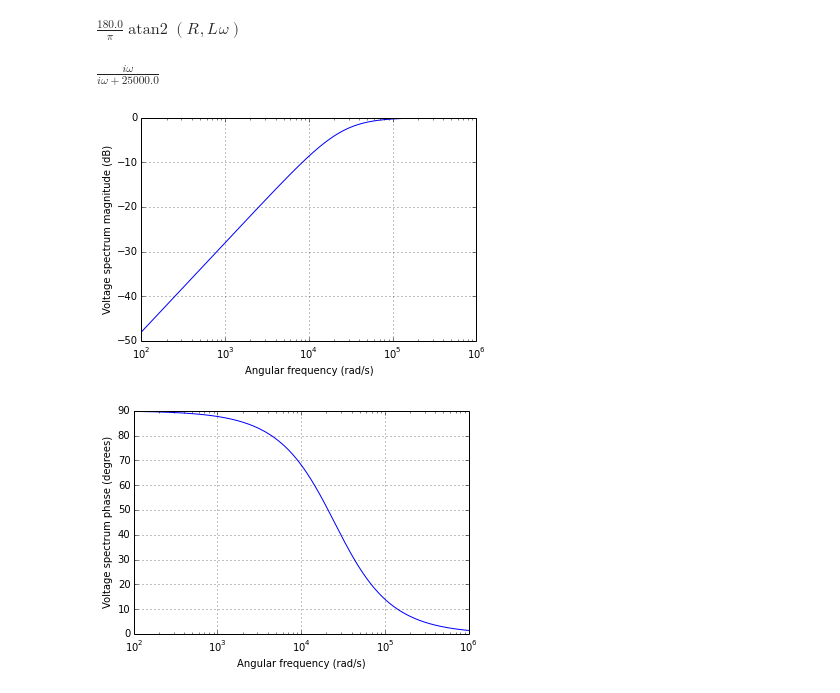
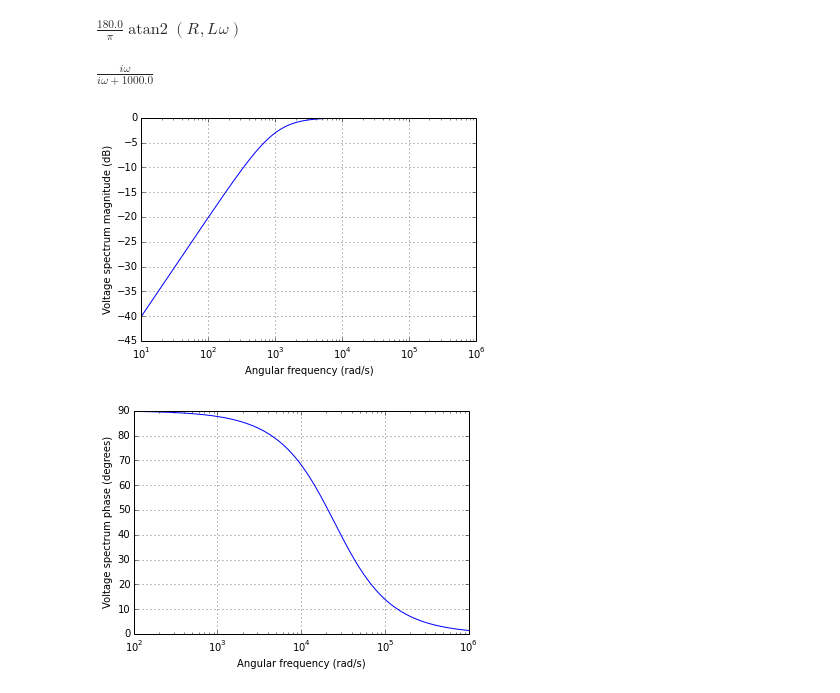
Before and after one commit to mph-/lcapy, a Jupyter notebook: demo/notebooks/RL-hpf1.ipynb, the cells around one changed output. Cells and saved outputs as stored; diff of their text form; code cells hidden in the pictures.

```diff
--- a/demo/notebooks/RL-hpf1.ipynb
+++ b/demo/notebooks/RL-hpf1.ipynb
@@ -28,17 +36,17 @@ H(j * omega).phase_degrees
 # %% [output]
 $\frac{180.0}{\pi} \operatorname{atan2}{\left (R_{},L_{} \omega \right )}$
 # %%
-H1 = H.subs('L',1).subs('R',25e3)
+H1 = H.subs('L',1).subs('R',1e3)
 H1(j * omega)
 # %% [output]
-$\frac{i \omega}{i \omega + 25000.0}$
+$\frac{i \omega}{i \omega + 1000.0}$
 # %%
 from numpy import logspace
-w = logspace(2, 6, 500)
+w = logspace(1, 6, 500)
 %matplotlib inline
 H1(j * omega).dB.plot(w, log_scale=True)
 # %% [output]
-[figure, old version]
+[figure, new version]
 # %%
 H1(j * omega).phase_degrees.plot(w, log_scale=True)
 # %% [output]
```
Also changed, not shown: parts of 2 cells of this notebook, 2 other files.
